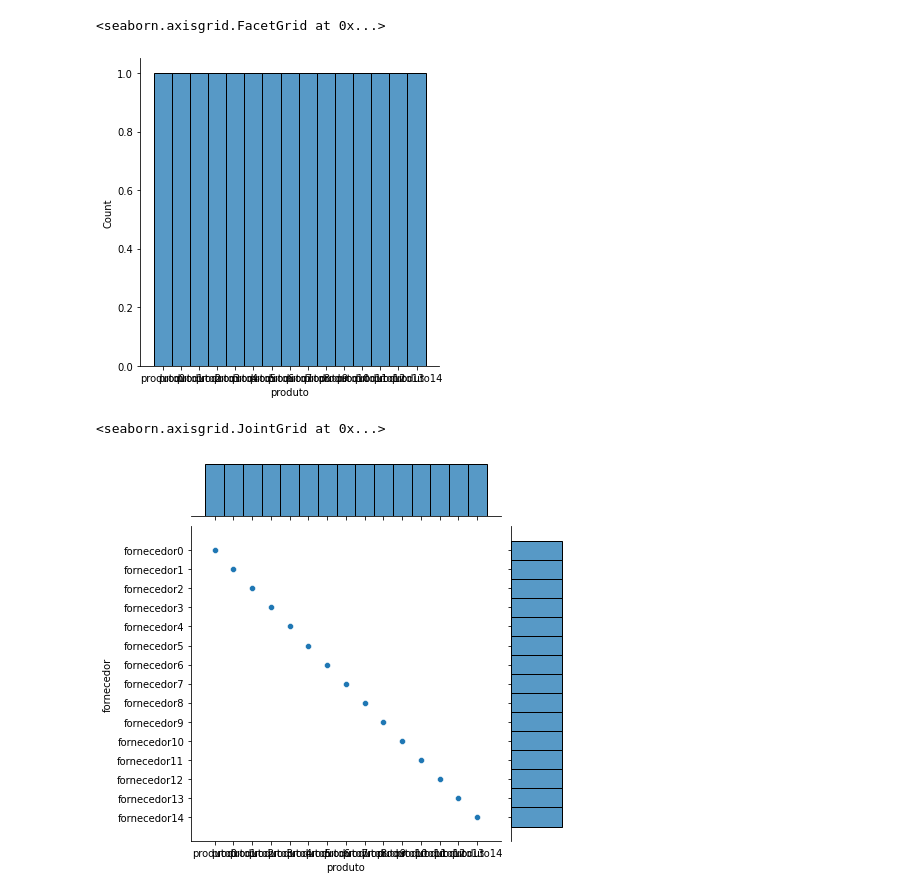
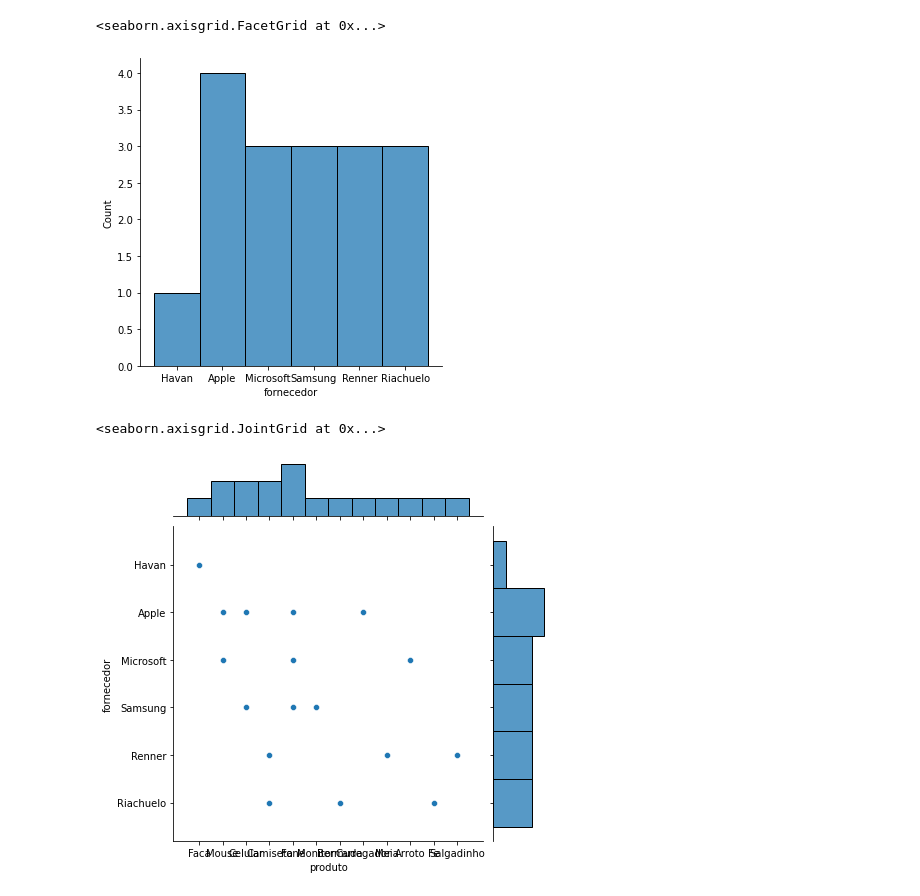
Before and after one commit to PabloVKF/erp-poo1, a Jupyter notebook: plot_tests.ipynb, the cells around one changed output. Cells and saved outputs as stored; diff of their text form; code cells hidden in the pictures.

```diff
--- a/plot_tests.ipynb
+++ b/plot_tests.ipynb
@@ -25,0 +6,4 @@ Name: produto, dtype: object
+# %%
+data_manager = DataManager()
+df_produto : pd.DataFrame = data_manager.dataframe_dict["produtos"]
+df_produto.head()
@@ -26,10 +17,10 @@ Name: produto, dtype: object
 # %%
-sns.displot(data["produto"])
+sns.displot(df_produto["fornecedor"])
 # %% [output]
 <seaborn.axisgrid.FacetGrid at 0x...>
-[figure, old version]
+[figure, new version]
 # %%
-sns.jointplot(x="produto", y="fornecedor", data=data)
+sns.jointplot(x="produto", y="fornecedor", data=df_produto)
 # %% [output]
 <seaborn.axisgrid.JointGrid at 0x...>
-[figure, old version]
+[figure, new version]
```
Also changed, not shown: parts of 6 cells of this notebook, 2 other files.
